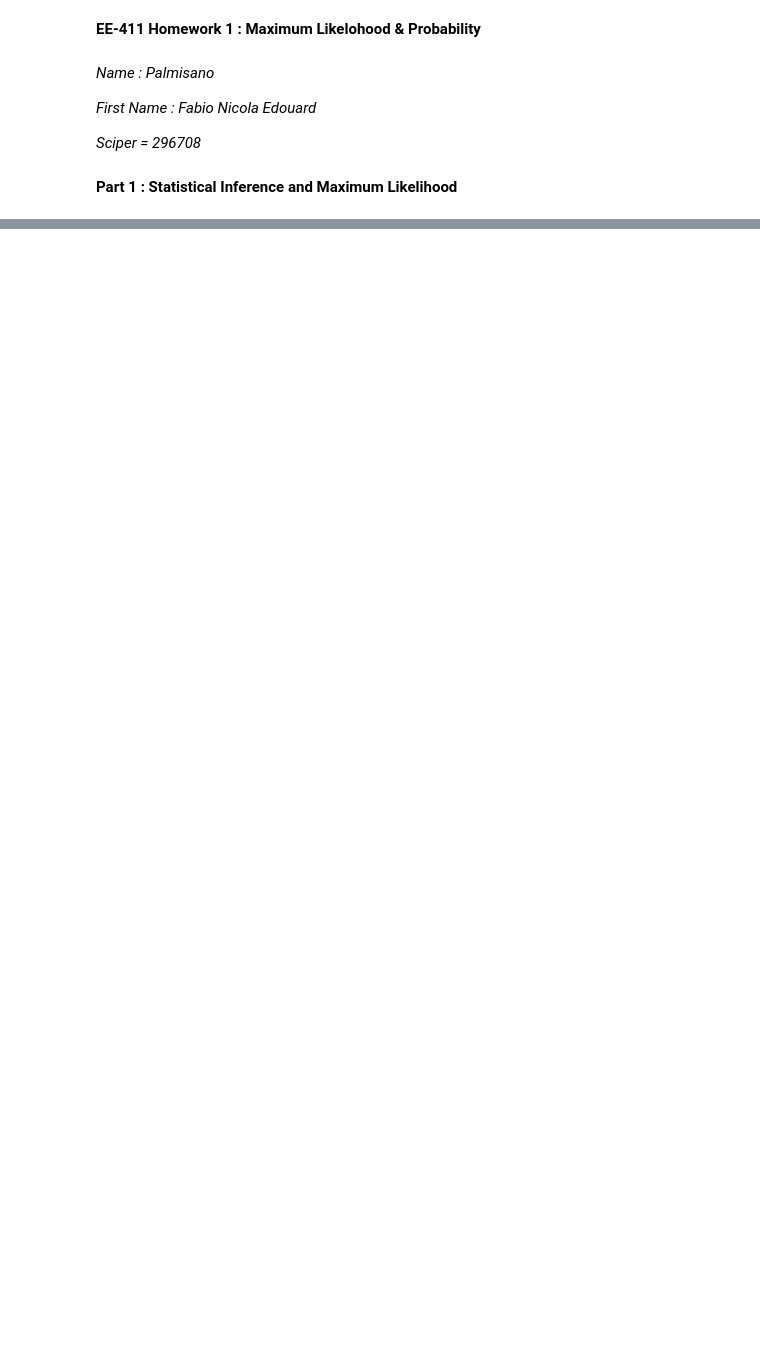
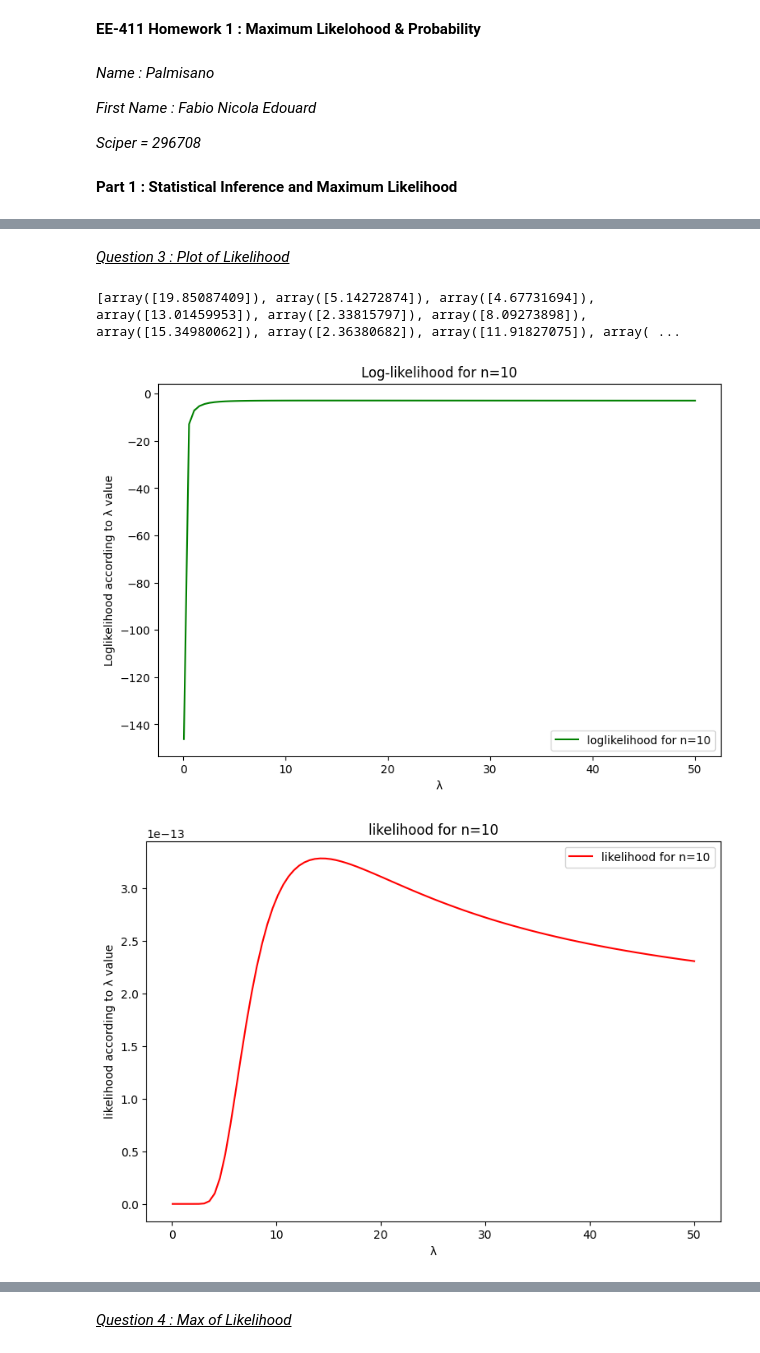
Before and after one commit to fpalmisa/FundamentalLearningEPFL, a Jupyter notebook: Homework 1/Homework1.ipynb, the cells around one changed output, grey strips where cells are left out. Drawn from its saved outputs; the diff is of its cells as text; code cells hidden in the pictures; blank space fills up the shorter version.

```diff
--- a/Homework 1/Homework1.ipynb
+++ b/Homework 1/Homework1.ipynb
@@ -60,0 +156,72 @@ And now we want to show $\mathbb{var}[X] = \lambda^{2} {\partial \lambda} \mathb
+# %% [markdown]
+*<u>Question 3 : Plot of Likelihood </u>*
+# %%
+lambda_ = 10
+n = 100
+#Calculation of Z(lambda)
+def Z(lambda_):
+    return lambda_*(np.exp(-1/lambda_)-np.exp(-20/lambda_))
+
+#Generation of observations
+def generate_random_expo(n,lambda_):
+    proba_ok = []
+    for i in range(n*2):
+        if len(proba_ok) < n:
+            exp = np.random.exponential(scale = lambda_, size = 1)
+            proba = (exp*lambda_)/(Z(lambda_))
+            if (proba >= 1) & (proba <= 20):
+                proba_ok.append(proba)
+
+    return proba_ok
+
+
+a = generate_random_expo(n,lambda_)
+print(a)
+# %% [output]
+[array([19.85087409]), array([5.14272874]), array([4.67731694]), array([13.01459953]), array([2.33815797]), array([8.09273898]), array([15.34980062]), array([2.36380682]), array([11.91827075]), array( ...
+# %%
+def loglikelihood(samples,lambda_):
+    n = len(samples)
+    sum = 0 #init sum
+    if n == 0:
+        return 1
+    for i in range(n):
+        sum = sum + (-samples[i]/lambda_ - np.log(Z(lambda_)))
+    return sum/n
+
+def likelihood (samples,lambda_):
+    n = len(samples)
+    mult = 1
+    for i in range(n):
+        mult = mult*(1/Z(lambda_))*(np.exp(-samples[i]/lambda_))
+    return mult
+# %%
+N = [10, 20, 100]
+lambda_ = np.linspace(0.05,50,100)
+for n in N:
+    loglike = []
+    likeli = []
+    lambda_star = 10
+    samples = generate_random_expo(n,lambda_star)
+    for i in lambda_:
+        loglike.append(loglikelihood(samples,i))
+        likeli.append(likelihood(samples,i))
+
+    fig = plt.figure(figsize=(9,6))
+    plt.title('Log-likelihood for n='+str(n))
+    plt.xlabel('λ')
+    plt.ylabel('Loglikelihood according to λ value')
+    plt.plot(lambda_,loglike, label= 'loglikelihood for n='+str(n), color ='g')
+    plt.legend()
+    plt.show()
+
+    fig = plt.figure(figsize=(9,6))
+    plt.title('likelihood for n='+str(n))
+    plt.xlabel('λ')
+    plt.ylabel('likelihood according to λ value')
+    plt.plot(lambda_,likeli, label= 'likelihood for n='+str(n), color ='r')
+    plt.legend()
+    plt.show()
+# %% [output]
+[figure, added]
+[figure, added]
@@ -60,0 +232,2 @@ And now we want to show $\mathbb{var}[X] = \lambda^{2} {\partial \lambda} \mathb
+# %% [markdown]
+*<u>Question 4 : Max of Likelihood </u>*
```
Also changed, not shown: parts of 11 cells of this notebook.
